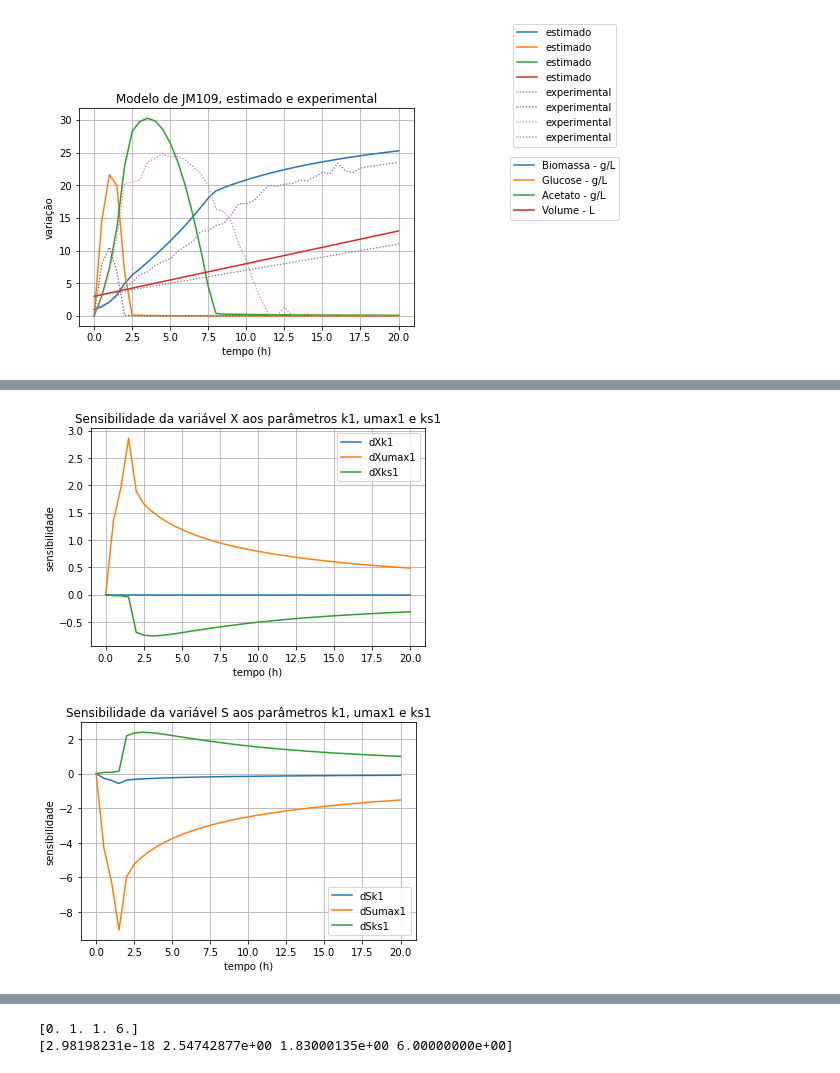
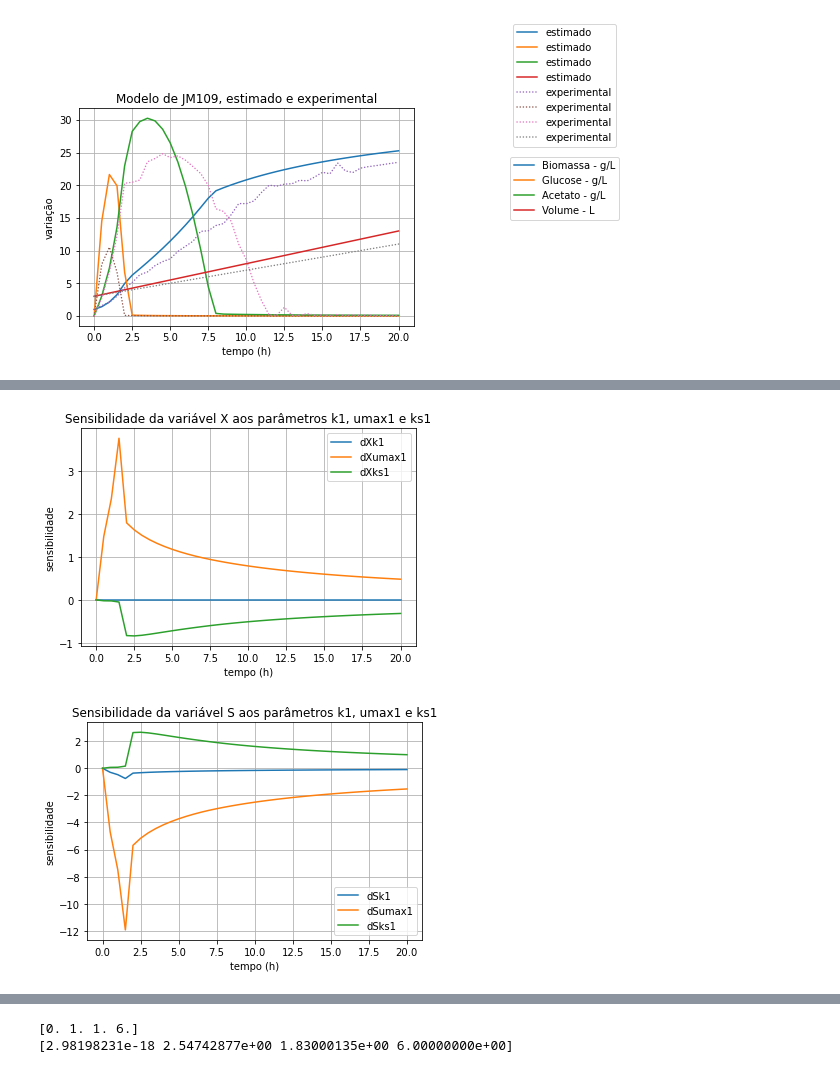
Before and after one commit to DiogoM1/MBINF_MPB_projeto, a Jupyter notebook: ficha.ipynb, the cells around one changed output, grey strips where cells are left out. Cells and saved outputs as stored; diff of their text form; code cells hidden in the pictures.

```diff
--- a/ficha.ipynb
+++ b/ficha.ipynb
@@ -418,7 +423,7 @@ y0 = [ 1, 0, 0, 0, 3] # PR Has been removed as it is not useful, it has not been
 Fe, Se = 0.5, 300
 
 # params = params
-k1, umax1, ks1 = 41.12039287713514, 0.126692533253695, 0.2
+k1, umax1, ks1 = 3.164, 0.3, 0.2
 params = [k1, umax1, ks1]
 
 # k parameters except k1
@@ -507,32 +512,32 @@ k1, umax1, ks1= 3.164, 0.3, 0.2
 dX = np.zeros((41,3))
 dX[:,0] = dXk1(Y[:,0],Y[:,1],k1, umax1, ks1)
 dX[:,1] = dXumax1(Y[:,0],Y[:,1],k1, umax1, ks1)
 dX[:,2] = dXks1(Y[:,0],Y[:,1],k1, umax1, ks1)
 
 dS = np.zeros((41,3))
 dS[:,0] = dSk1(Y[:,0],Y[:,1],k1, umax1, ks1)
 dS[:,1] = dSumax1(Y[:,0],Y[:,1],k1, umax1, ks1)
 dS[:,2] = dSks1(Y[:,0],Y[:,1],k1, umax1, ks1)
 
 
 # Consider using matplotlib for plotting.
 labels = ['dXk1', 'dXumax1', 'dXks1']
 fig, ax = plt.subplots()
 ax.plot(T, dX)
 ax.legend(labels)
 ax.set(xlabel='tempo (h)', ylabel='sensibilidade',title='Sensibilidade da variável X aos parâmetros k1, umax1 e ks1')
 ax.grid()
 fig.savefig("jm109_x_sense.png", dpi=300)
 plt.show()
 
 labels = ['dSk1', 'dSumax1', 'dSks1']
 fig, ax = plt.subplots()
 ax.plot(T, dS)
 ax.legend(labels)
 ax.set(xlabel='tempo (h)', ylabel='sensibilidade',title='Sensibilidade da variável S aos parâmetros k1, umax1 e ks1')
 ax.grid()
 fig.savefig("jm109_s_sense.png", dpi=300)
 plt.show()
 # %% [output]
-[figure, old version]
+[figure, new version]
-[figure, old version]
+[figure, new version]
```
Also changed, not shown: parts of 11 cells of this notebook.
